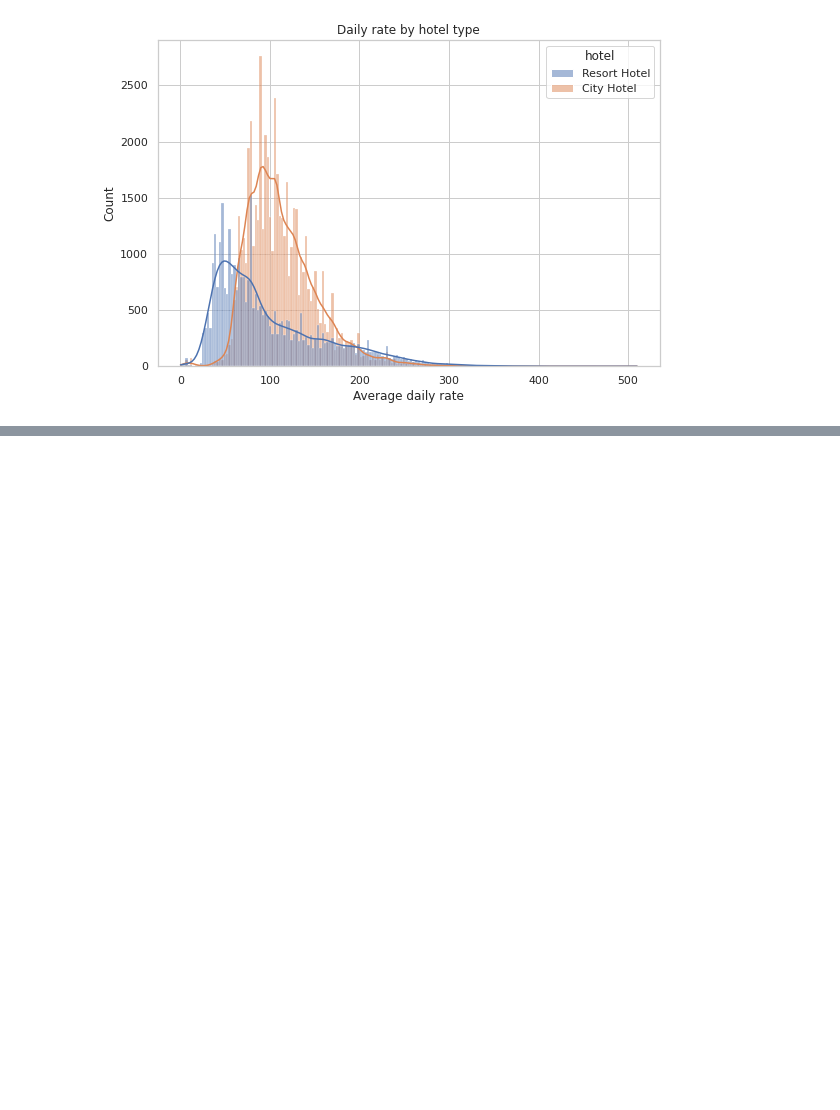
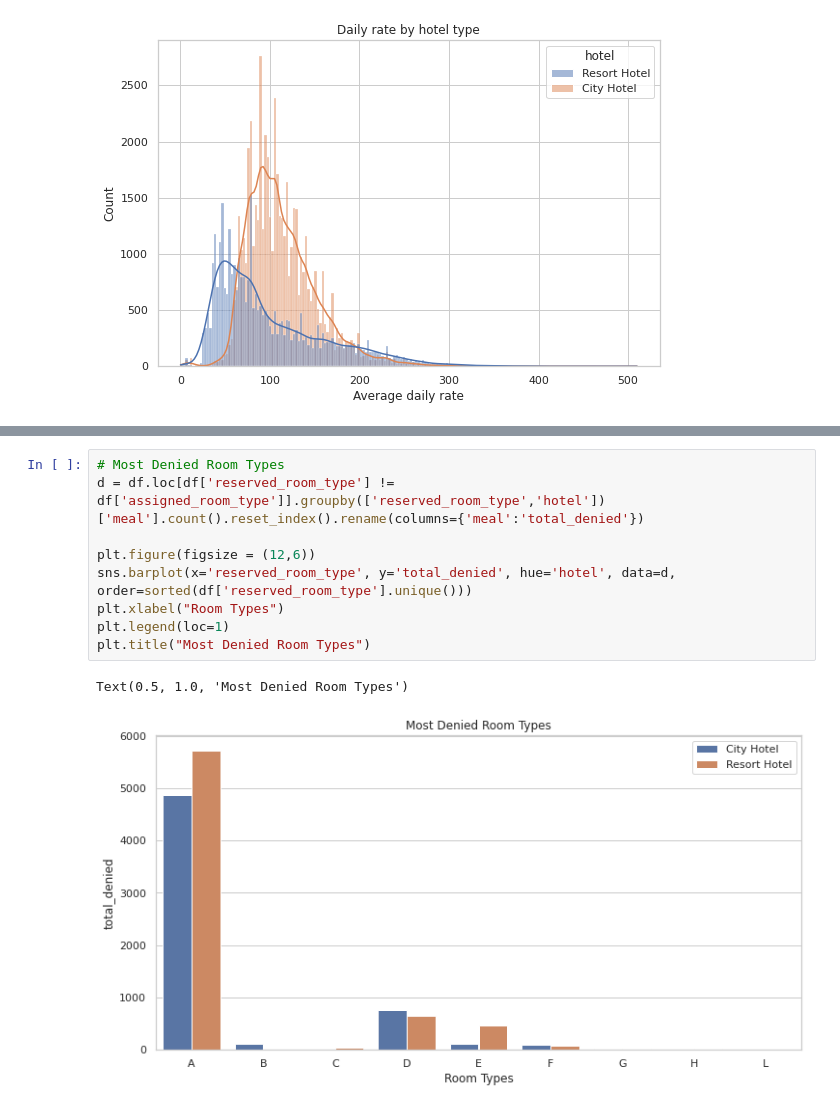
Before and after one commit to ayush9304/HotelBookingAnalysisEDA, a Jupyter notebook: EDA_Hotel_Booking_Analysis.ipynb, the cells around one changed output, grey strips where cells are left out. Cells and saved outputs as stored; diff of their text form; blank space fills up the shorter version.

```diff
--- a/EDA_Hotel_Booking_Analysis.ipynb
+++ b/EDA_Hotel_Booking_Analysis.ipynb
@@ -794,0 +947,12 @@ Text(0.5, 1.0, 'Daily rate by hotel type')
+# %%
+# Most Denied Room Types
+d = df.loc[df['reserved_room_type'] != df['assigned_room_type']].groupby(['reserved_room_type','hotel'])['meal'].count().reset_index().rename(columns={'meal':'total_denied'})
+
+plt.figure(figsize = (12,6))
+sns.barplot(x='reserved_room_type', y='total_denied', hue='hotel', data=d, order=sorted(df['reserved_room_type'].unique()))
+plt.xlabel("Room Types")
+plt.legend(loc=1)
+plt.title("Most Denied Room Types")
+# %% [output]
+Text(0.5, 1.0, 'Most Denied Room Types')
+[figure, added]
```
Also changed, not shown: parts of 138 cells of this notebook.
